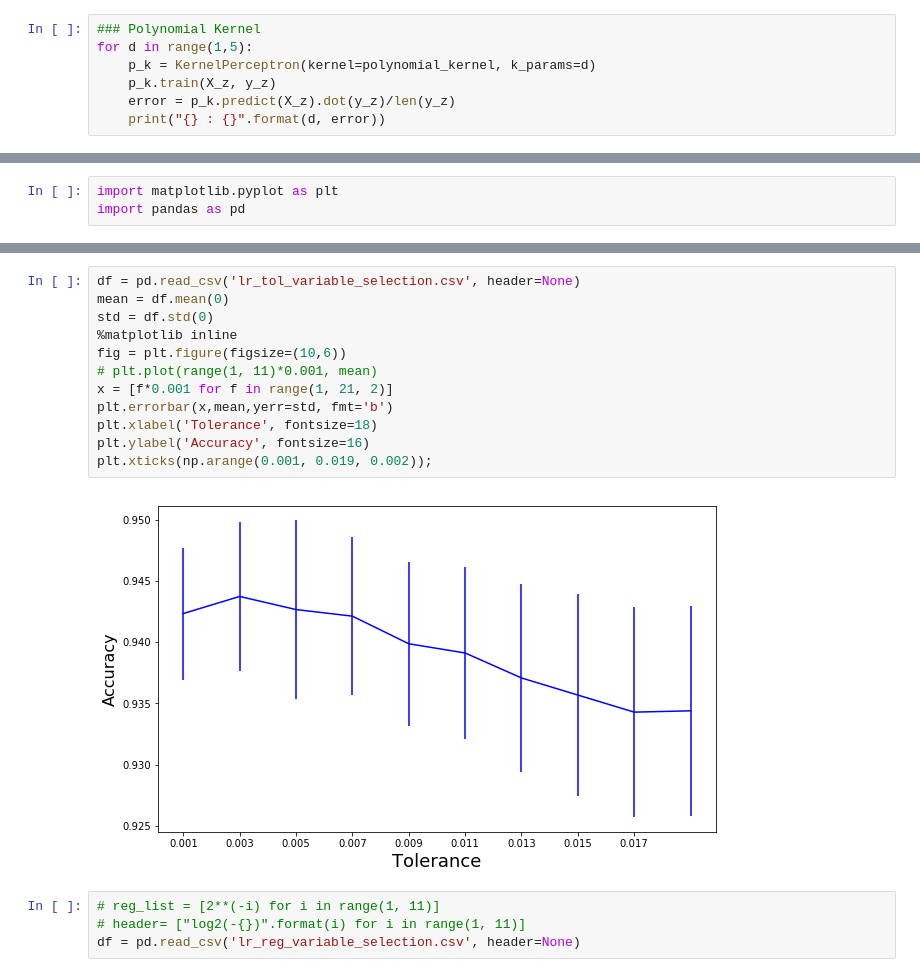
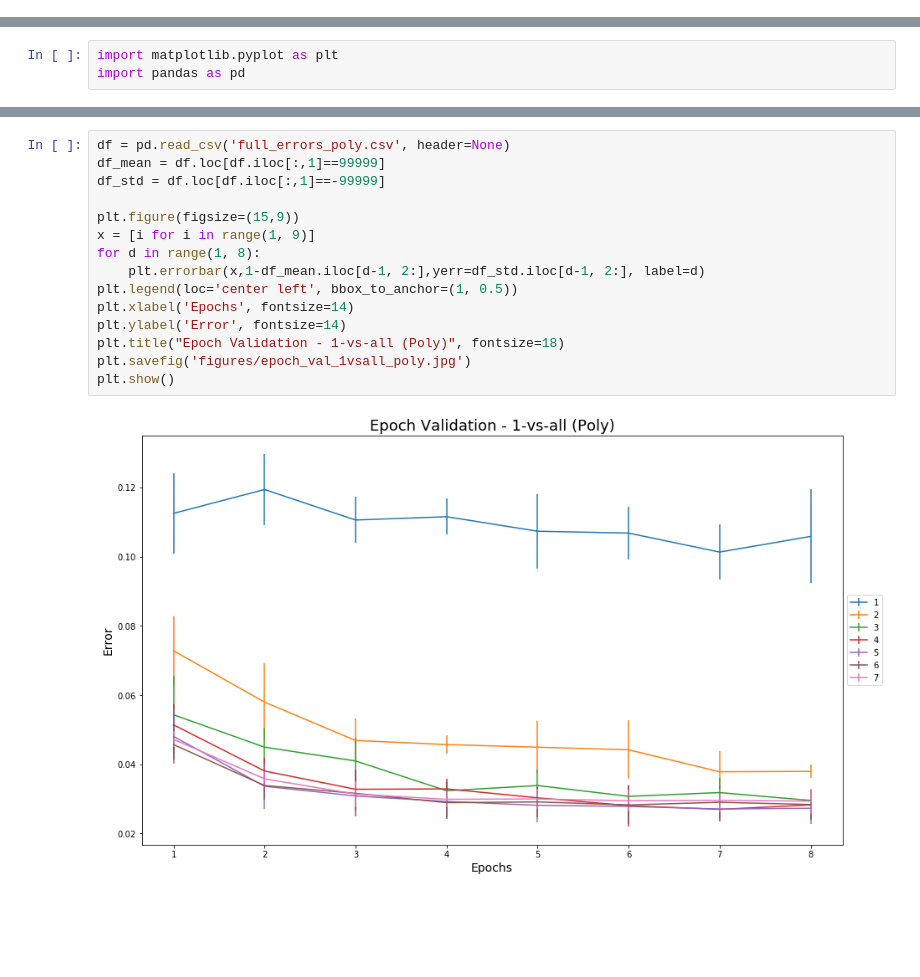
Before and after one commit to 12kleingordon34/SL2, a Jupyter notebook: exploratory_notebook.ipynb, the cells around one changed output, grey strips where cells are left out. Saved outputs shown, nothing was run; the diff lists cells and outputs as text; blank space fills up the shorter version.

```diff
--- a/exploratory_notebook.ipynb
+++ b/exploratory_notebook.ipynb
@@ -69,7 +21,0 @@ X_z.shape
-# %%
-### Polynomial Kernel
-for d in range(1,5):
-    p_k = KernelPerceptron(kernel=polynomial_kernel, k_params=d)
-    p_k.train(X_z, y_z)
-    error = p_k.predict(X_z).dot(y_z)/len(y_z)
-    print("{} : {}".format(d, error))
@@ -102,18 +29,17 @@ plt.xticks(np.arange(0.001, 0.019, 0.002));
-# %%
-df = pd.read_csv('lr_tol_variable_selection.csv', header=None)
-mean = df.mean(0)
-std = df.std(0)
-%matplotlib inline
-fig = plt.figure(figsize=(10,6))
-# plt.plot(range(1, 11)*0.001, mean)
-x = [f*0.001 for f in range(1, 21, 2)]
-plt.errorbar(x,mean,yerr=std, fmt='b')
-plt.xlabel('Tolerance', fontsize=18)
-plt.ylabel('Accuracy', fontsize=16)
-plt.xticks(np.arange(0.001, 0.019, 0.002));
-# %% [output]
-[figure, removed]
-# %%
-# reg_list = [2**(-i) for i in range(1, 11)]
-# header= ["log2(-{})".format(i) for i in range(1, 11)]
-df = pd.read_csv('lr_reg_variable_selection.csv', header=None)
+# %%
+df = pd.read_csv('full_errors_poly.csv', header=None)
+df_mean = df.loc[df.iloc[:,1]==99999]
+df_std = df.loc[df.iloc[:,1]==-99999]
+
+plt.figure(figsize=(15,9))
+x = [i for i in range(1, 9)]
+for d in range(1, 8):
+    plt.errorbar(x,1-df_mean.iloc[d-1, 2:],yerr=df_std.iloc[d-1, 2:], label=d)
+plt.legend(loc='center left', bbox_to_anchor=(1, 0.5))
+plt.xlabel('Epochs', fontsize=14)
+plt.ylabel('Error', fontsize=14)
+plt.title("Epoch Validation - 1-vs-all (Poly)", fontsize=18)
+plt.savefig('figures/epoch_val_1vsall_poly.jpg')
+plt.show()
+# %% [output]
+[figure, added]
```
Also changed, not shown: parts of 107 cells of this notebook, 8 other files.
